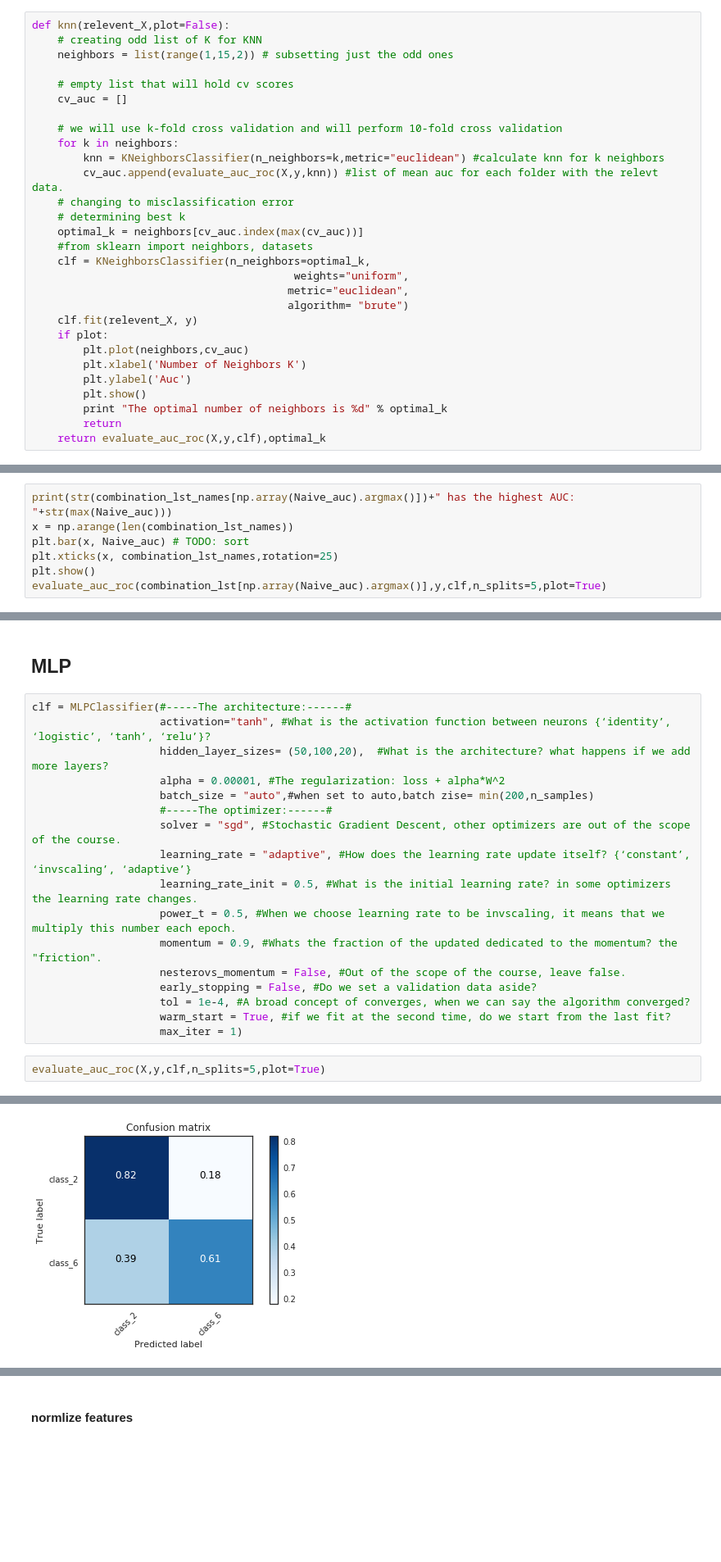
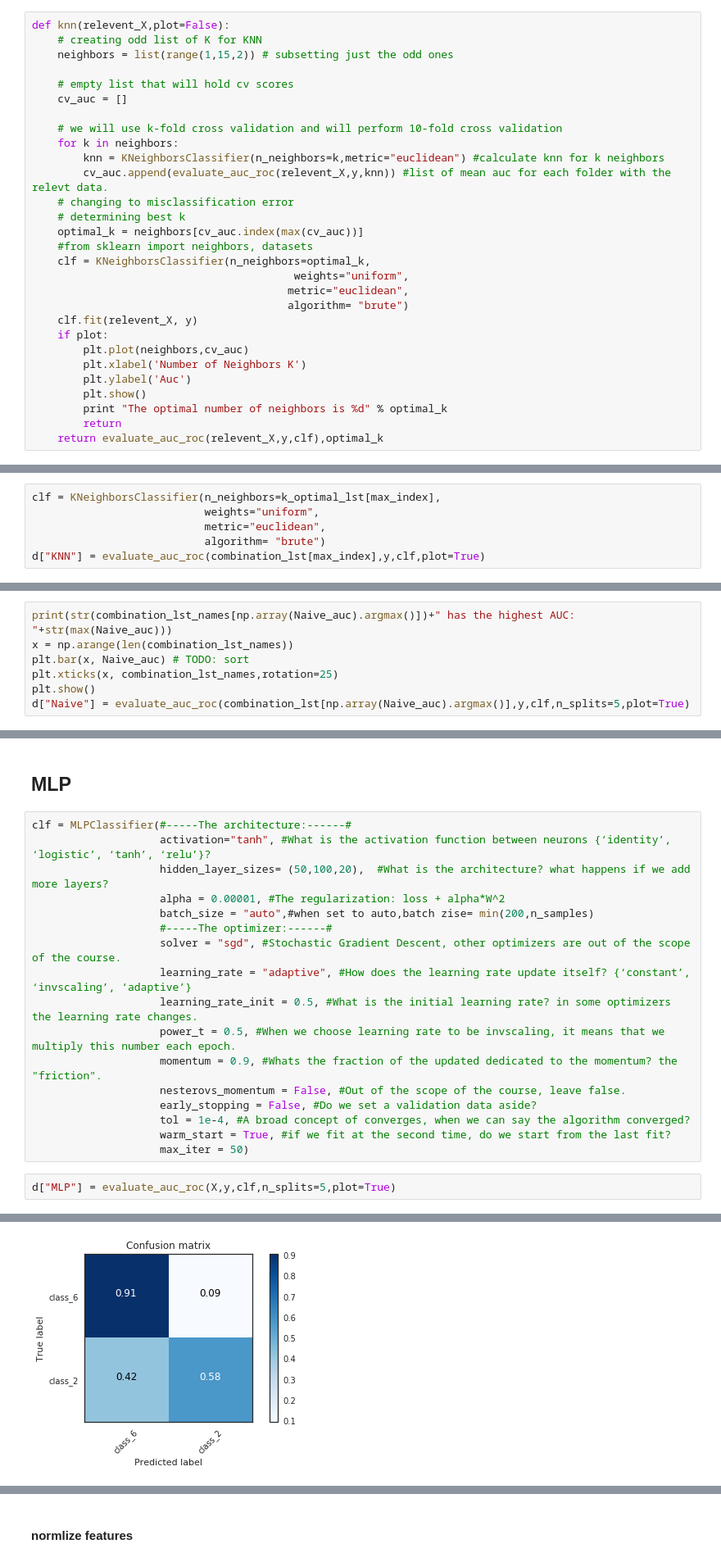
Before and after one commit to eeddaann/data-mining-project, a Jupyter notebook: master.ipynb, the cells around one changed output, grey strips where cells are left out. Shown at 82% size. Drawn from its saved outputs; the diff is of its cells as text; blank space fills up the shorter version.

```diff
--- a/master.ipynb
+++ b/master.ipynb
@@ -366,7 +377,7 @@ def knn(relevent_X,plot=False):
     # we will use k-fold cross validation and will perform 10-fold cross validation
     for k in neighbors:
         knn = KNeighborsClassifier(n_neighbors=k,metric="euclidean") #calculate knn for k neighbors
-        cv_auc.append(evaluate_auc_roc(X,y,knn)) #list of mean auc for each folder with the relevt data.
+        cv_auc.append(evaluate_auc_roc(relevent_X,y,knn)) #list of mean auc for each folder with the relevt data.
     # changing to misclassification error
     # determining best k
     optimal_k = neighbors[cv_auc.index(max(cv_auc))]
@@ -383,7 +394,7 @@ def knn(relevent_X,plot=False):
         plt.show()
         print "The optimal number of neighbors is %d" % optimal_k
         return
-    return evaluate_auc_roc(X,y,clf),optimal_k
+    return evaluate_auc_roc(relevent_X,y,clf),optimal_k
 # %%
 def Best_combination(combination_lst):
     max_index=0
@@ -419,0 +423,6 @@ plt.show()
+# %%
+clf = KNeighborsClassifier(n_neighbors=k_optimal_lst[max_index],
+                           weights="uniform",
+                           metric="euclidean",
+                           algorithm= "brute")
+d["KNN"] = evaluate_auc_roc(combination_lst[max_index],y,clf,plot=True)
@@ -429,7 +441,7 @@ x = np.arange(len(combination_lst_names))
 plt.bar(x, Naive_auc) # TODO: sort
 plt.xticks(x, combination_lst_names,rotation=25)
 plt.show()
-evaluate_auc_roc(combination_lst[np.array(Naive_auc).argmax()],y,clf,n_splits=5,plot=True)
+d["Naive"] = evaluate_auc_roc(combination_lst[np.array(Naive_auc).argmax()],y,clf,n_splits=5,plot=True)
 # %% [output]
 All training data has the highest AUC: 0.763251358373
 [figure]
@@ -454,9 +465,9 @@ clf = MLPClassifier(#-----The architecture:------#
                     early_stopping = False, #Do we set a validation data aside?
                     tol = 1e-4, #A broad concept of converges, when we can say the algorithm converged?
                     warm_start = True, #if we fit at the second time, do we start from the last fit?
-                    max_iter = 1)
+                    max_iter = 50)
 # %%
-evaluate_auc_roc(X,y,clf,n_splits=5,plot=True)
+d["MLP"] = evaluate_auc_roc(X,y,clf,n_splits=5,plot=True)
 # %% [output]
 [figure]
-[figure, old version]
+[figure, new version]
```
Also changed, not shown: parts of 22 cells of this notebook.
